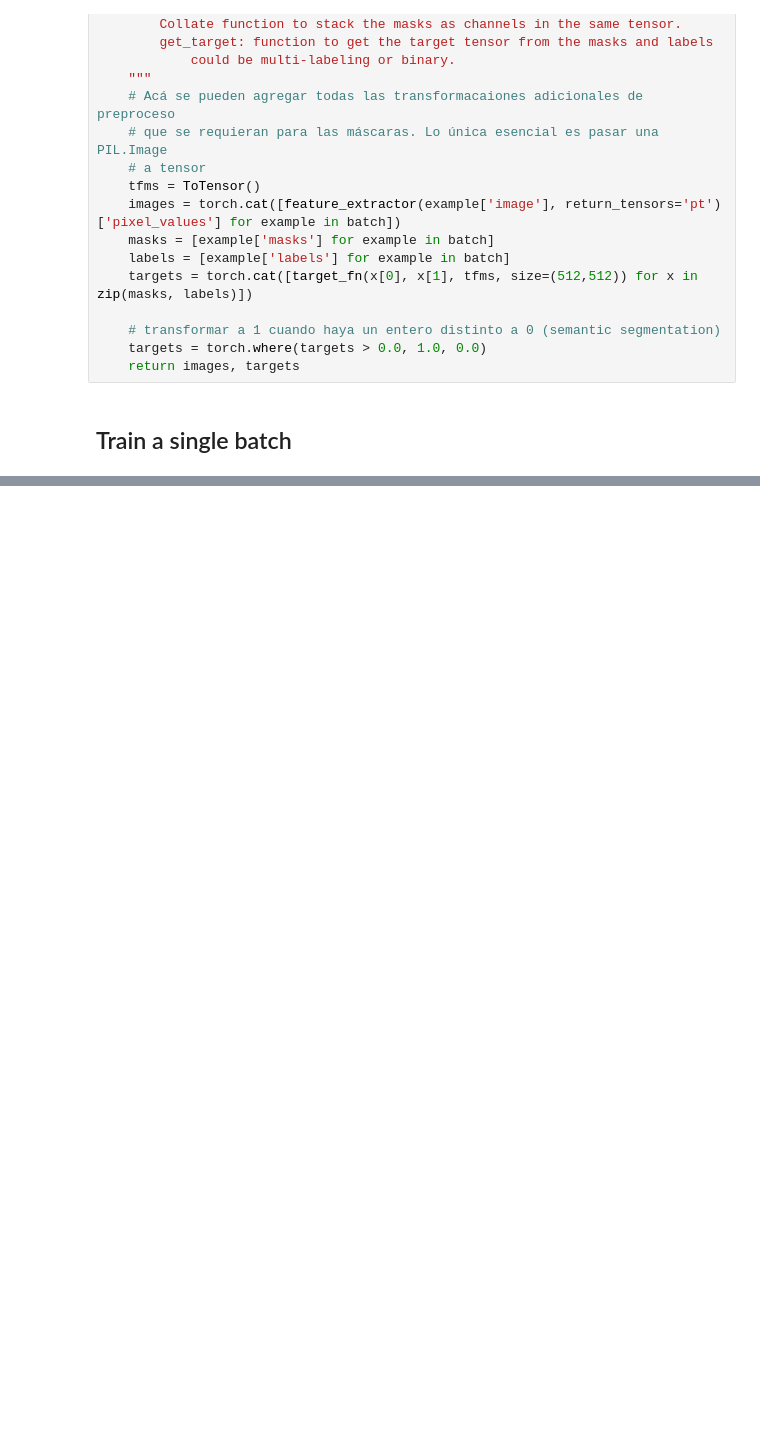
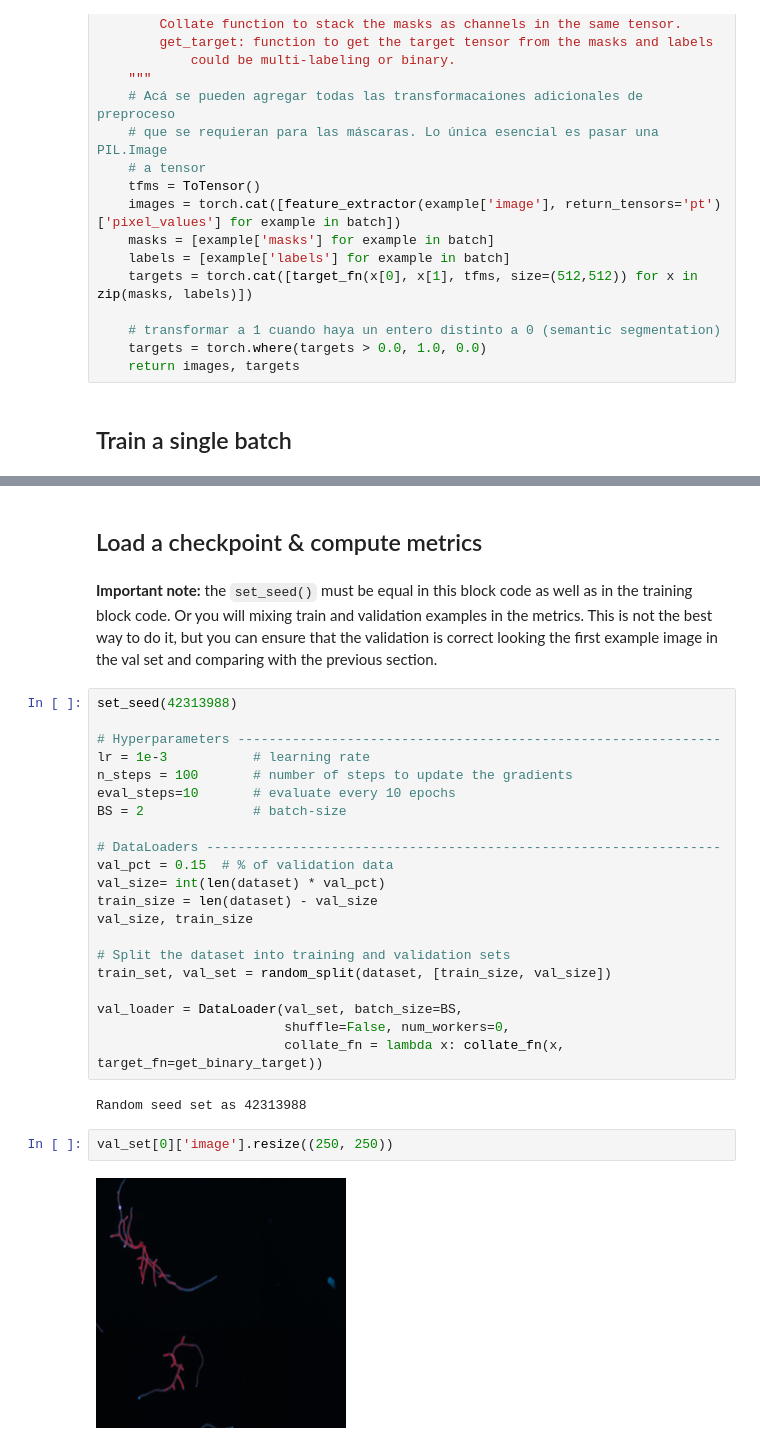
Before and after one commit to alcazar90/plant-segmentation, a Jupyter notebook: single-segmentation.ipynb, the cells around one changed output, grey strips where cells are left out. Cells and saved outputs as stored; diff of their text form; blank space fills up the shorter version.

```diff
--- a/single-segmentation.ipynb
+++ b/single-segmentation.ipynb
@@ -176,0 +318,35 @@ display_batch_masks(yb.max(dim=1)[0].unsqueeze(1).cpu(), caption='Ground truth')
+# %% [markdown]
+## Load a checkpoint & compute metrics
+# %% [markdown]
+**Important note:** the `set_seed()` must be equal in this block code
+as well as in the training block code. Or you will mixing train and
+validation examples in the metrics. This is not the best way to do it, but
+you can ensure that the validation is correct looking the first example
+image in the val set and comparing with the previous section.
+# %%
+set_seed(42313988)
+
+# Hyperparameters --------------------------------------------------------------
+lr = 1e-3           # learning rate
+n_steps = 100       # number of steps to update the gradients
+eval_steps=10       # evaluate every 10 epochs
+BS = 2              # batch-size
+
+# DataLoaders ------------------------------------------------------------------
+val_pct = 0.15  # % of validation data
+val_size= int(len(dataset) * val_pct)
+train_size = len(dataset) - val_size
+val_size, train_size
+
+# Split the dataset into training and validation sets
+train_set, val_set = random_split(dataset, [train_size, val_size])
+
+val_loader = DataLoader(val_set, batch_size=BS,
+                        shuffle=False, num_workers=0,
+                        collate_fn = lambda x: collate_fn(x, target_fn=get_binary_target))
+# %% [output]
+Random seed set as 42313988
+# %%
+val_set[0]['image'].resize((250, 250))
+# %% [output]
+[figure, added]
```
Also changed, not shown: parts of 27 cells of this notebook, 1 other file.
